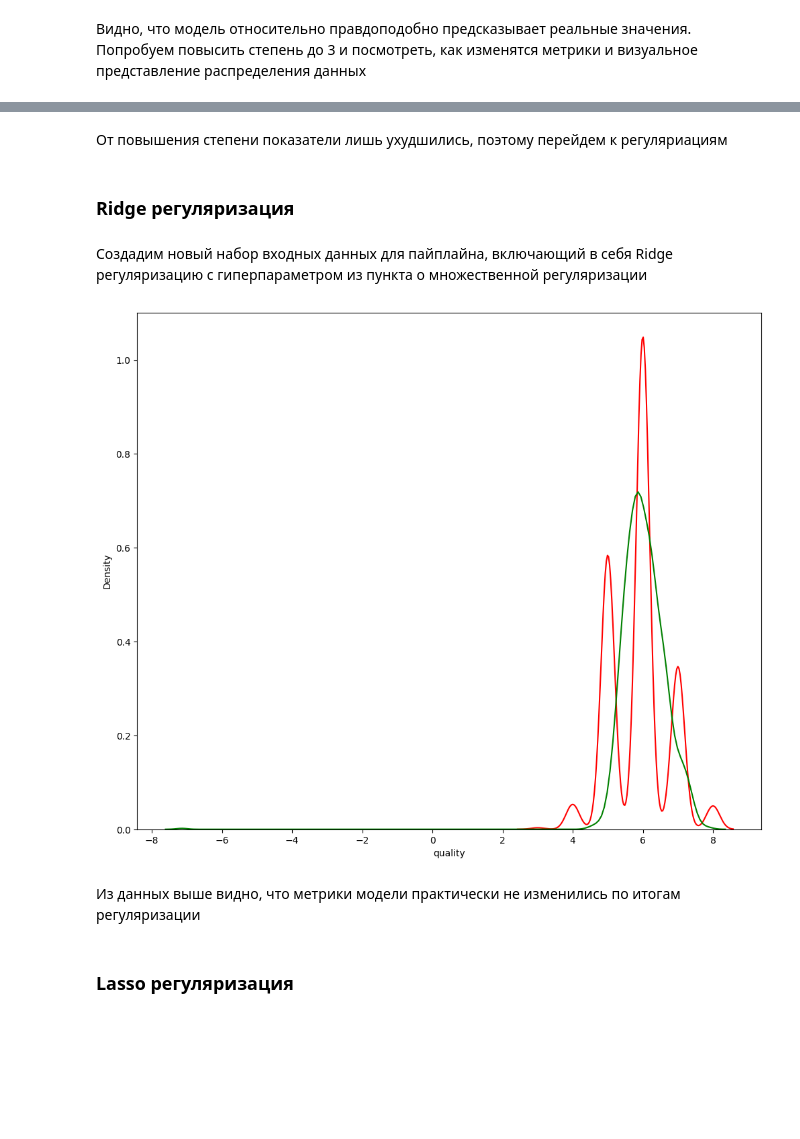
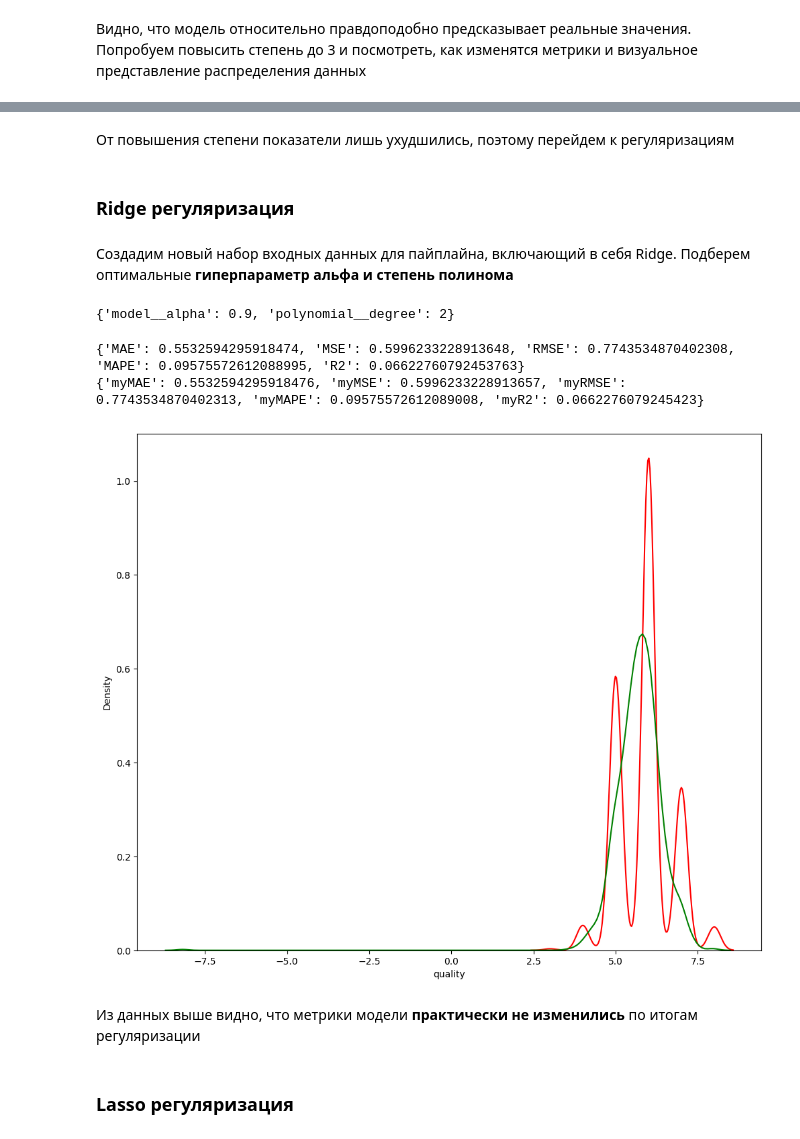
Before and after one commit to Kirillex22/Machine-Learning, a Jupyter notebook: notebooks/Lab3.ipynb, the cells around one changed output, grey strips where cells are left out. Saved outputs shown, nothing was run; the diff lists cells and outputs as text; code cells hidden in the pictures; blank space fills up the shorter version.

Commit message:
lab3_comleted(without my LR model class)

```diff
--- a/notebooks/Lab3.ipynb
+++ b/notebooks/Lab3.ipynb
@@ -55,6 +62,7 @@ data_white
 Объединим два датасета с красным и белым винами в единый (с учетом одинаковой структуры) для удобства дальнейшей работы
 # %%
 data = pd.concat([data_red, data_white])
+data.reset_index(inplace = True)
 # %%
 data.info()
 # %% [output]
@@ -149,8 +166,23 @@ def show_errors(y_test, y_pred):
     MAE = mean_absolute_error(y_test, y_pred)
     MSE = mean_squared_error(y_test, y_pred)
     RMSE = sqrt(mean_squared_error(y_test, y_pred))
-    MAPE = sqrt(mean_absolute_percentage_error(y_test, y_pred))
+    MAPE = mean_absolute_percentage_error(y_test, y_pred)
     R2 = r2_score(y_test, y_pred)
 
     return {'MAE' : MAE, 'MSE' : MSE, 'RMSE' : RMSE, 'MAPE': MAPE, 'R2' : R2}
+
+def show_my_errors(y_test, y_pred):
+    MAE = mean_abs_err(y_test, y_pred)
+    MSE = mean_squared_err(y_test, y_pred)
+    RMSE = root_mse(y_test, y_pred)
+    MAPE = mean_abs_perc_err(y_test, y_pred)
+    R2 = r_squared(y_test, y_pred)
+
+    return {'myMAE' : MAE, 'myMSE' : MSE, 'myRMSE' : RMSE, 'myMAPE': MAPE, 'myR2' : R2}
+
+def show_displacing(y_test, y_pred):
+    plt.figure(figsize=(12,10))
+    ax2 = sns.distplot(y_test, hist=False, color='Red', label='Actual values')
+    sns.distplot(y_pred, hist=False, color='Green', label='Predicted values')
+    plt.show()
 # %% [markdown]
@@ -439,24 +535,37 @@ plt.show()
 # %% [markdown]
-От повышения степени показатели лишь ухудшились, поэтому перейдем к регуляриациям
+От повышения степени показатели лишь ухудшились, поэтому перейдем к регуляризациям
 # %% [markdown]
 ### Ridge регуляризация
 # %% [markdown]
-Создадим новый набор входных данных для пайплайна, включающий в себя Ridge регуляризацию c гиперпараметром из пункта о множественной регуляризации
+Создадим новый набор входных данных для пайплайна, включающий в себя Ridge. Подберем оптимальные **гиперпараметр альфа и степень полинома**
 # %%
-Input = [('polynomial', PolynomialFeatures(degree=2, include_bias=False)), ('model', Ridge(alpha=0.9))]
+Input = [('polynomial', PolynomialFeatures(include_bias=False)), ('model', Ridge())]
 pipe_r = Pipeline(Input)
-pipe_r.fit(X_train, y_train)
-y_pred = pipe_r.predict(X_test)
 
-ppl_ridge = show_errors(y_test, y_pred)
+parameters_r = {'model__alpha': np.arange(0, 1, 0.1), 'polynomial__degree': np.arange(2, 5, 1)}
+
+ridge_optimal = GridSearchCV(pipe_r, parameters_r).fit(X_train, y_train)
+ridge_optimal.best_params_
+# %% [output]
+{'model__alpha': 0.9, 'polynomial__degree': 2}
+# %%
+Input = [('polynomial', PolynomialFeatures(degree=2, include_bias=False)), ('model', Ridge(alpha = 0.9))]
+pipe_r = Pipeline(Input)
+
+pipe_r.fit(X_train, y_train)
+y_pred = pipe_r.predict(X_test)
+
+ppl_ridge = show_errors(y_test, y_pred)
+print(ppl_ridge)
+print(show_my_errors(y_test.values, y_pred))
+# %% [output]
+{'MAE': 0.5532594295918474, 'MSE': 0.5996233228913648, 'RMSE': 0.7743534870402308, 'MAPE': 0.09575572612088995, 'R2': 0.06622760792453763}
+{'myMAE': 0.5532594295918476, 'myMSE': 0.5996233228913657, 'myRMSE': 0.7743534870402313, 'myMAPE': 0.09575572612089008, 'myR2': 0.0662276079245423}
 # %%
-plt.figure(figsize=(12,10))
-ax2 = sns.distplot(y_test, hist=False, color='Red', label='Actual values')
-sns.distplot(y_pred, hist=False, color='Green', label='Predicted values')
-plt.show()
+show_displacing(y_test, y_pred)
 # %% [output]
-[figure, old version]
+[figure, new version]
 # %% [markdown]
-Из данных выше видно, что метрики модели практически не изменились по итогам регуляризации
+Из данных выше видно, что метрики модели **практически не изменились** по итогам регуляризации
 # %% [markdown]
 ### Lasso регуляризация
```
Also changed, not shown: parts of 59 cells of this notebook, 1 other file.
